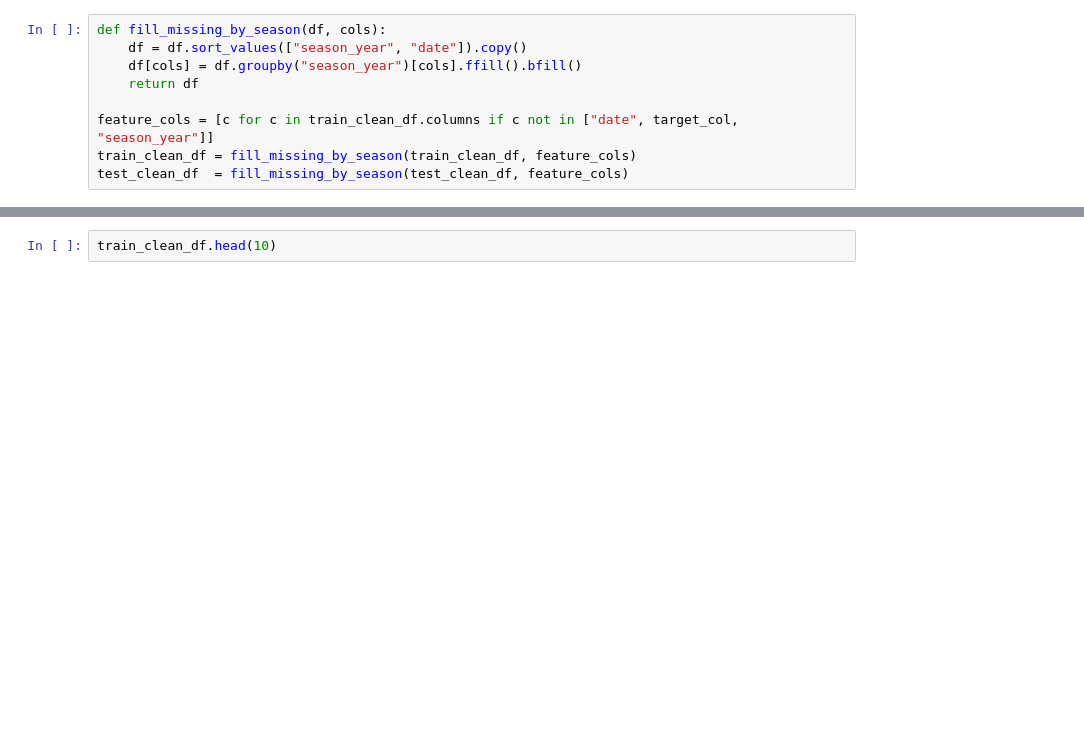
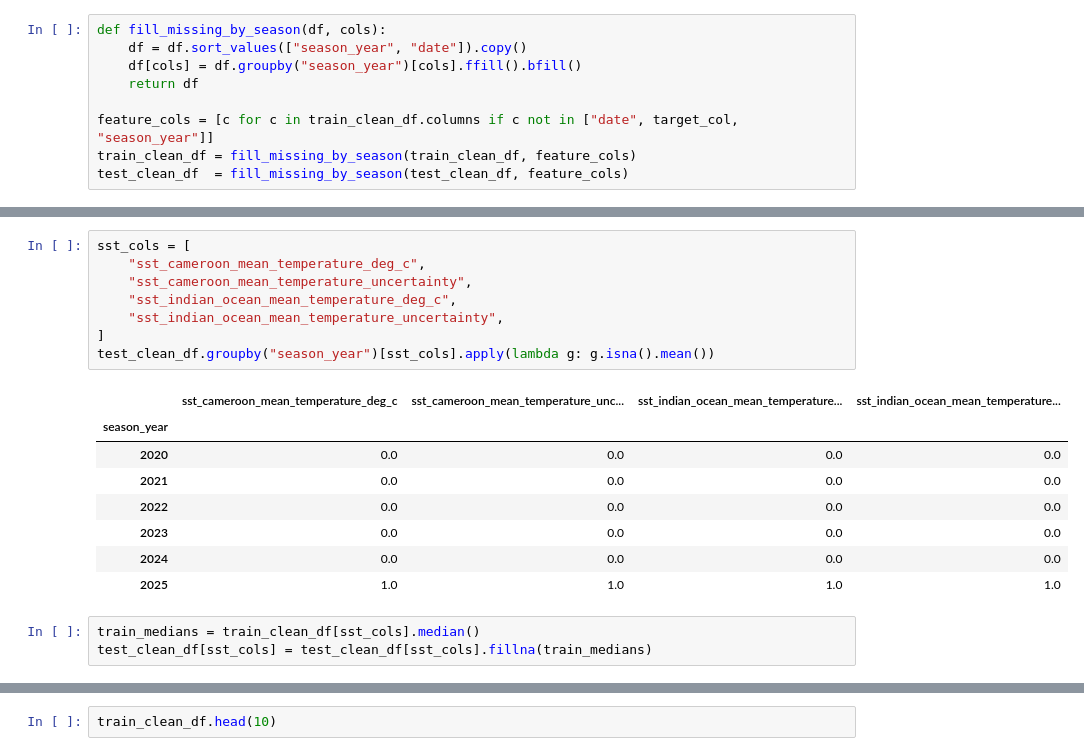
Before and after one commit to Mustafa777Xo/dry-spell, a Jupyter notebook: notebooks/03_Feature_Engineering.ipynb, the cells around one changed output, grey strips where cells are left out. Cells and saved outputs as stored; diff of their text form; blank space fills up the shorter version.

Commit message:
fix/ fixed the missing value issue of the test dataframe

```diff
--- a/notebooks/03_Feature_Engineering.ipynb
+++ b/notebooks/03_Feature_Engineering.ipynb
@@ -169,0 +101,20 @@ Rows with at least one missing value: 123 (16.67%)
+# %%
+sst_cols = [
+    "sst_cameroon_mean_temperature_deg_c",
+    "sst_cameroon_mean_temperature_uncertainty",
+    "sst_indian_ocean_mean_temperature_deg_c",
+    "sst_indian_ocean_mean_temperature_uncertainty",
+]
+test_clean_df.groupby("season_year")[sst_cols].apply(lambda g: g.isna().mean())
+# %% [output]
+|  | sst_cameroon_mean_temperature_deg_c | sst_cameroon_mean_temperature_unc... | sst_indian_ocean_mean_temperature... | sst_indian_ocean_mean_temperature... |
+| season_year |  |  |  |  |
+| 2020 | 0.0 | 0.0 | 0.0 | 0.0 |
+| 2021 | 0.0 | 0.0 | 0.0 | 0.0 |
+| 2022 | 0.0 | 0.0 | 0.0 | 0.0 |
+| 2023 | 0.0 | 0.0 | 0.0 | 0.0 |
+| 2024 | 0.0 | 0.0 | 0.0 | 0.0 |
+| 2025 | 1.0 | 1.0 | 1.0 | 1.0 |
+# %%
+train_medians = train_clean_df[sst_cols].median()
+test_clean_df[sst_cols] = test_clean_df[sst_cols].fillna(train_medians)
```
Also changed, not shown: parts of 10 cells of this notebook, 2 other files.
